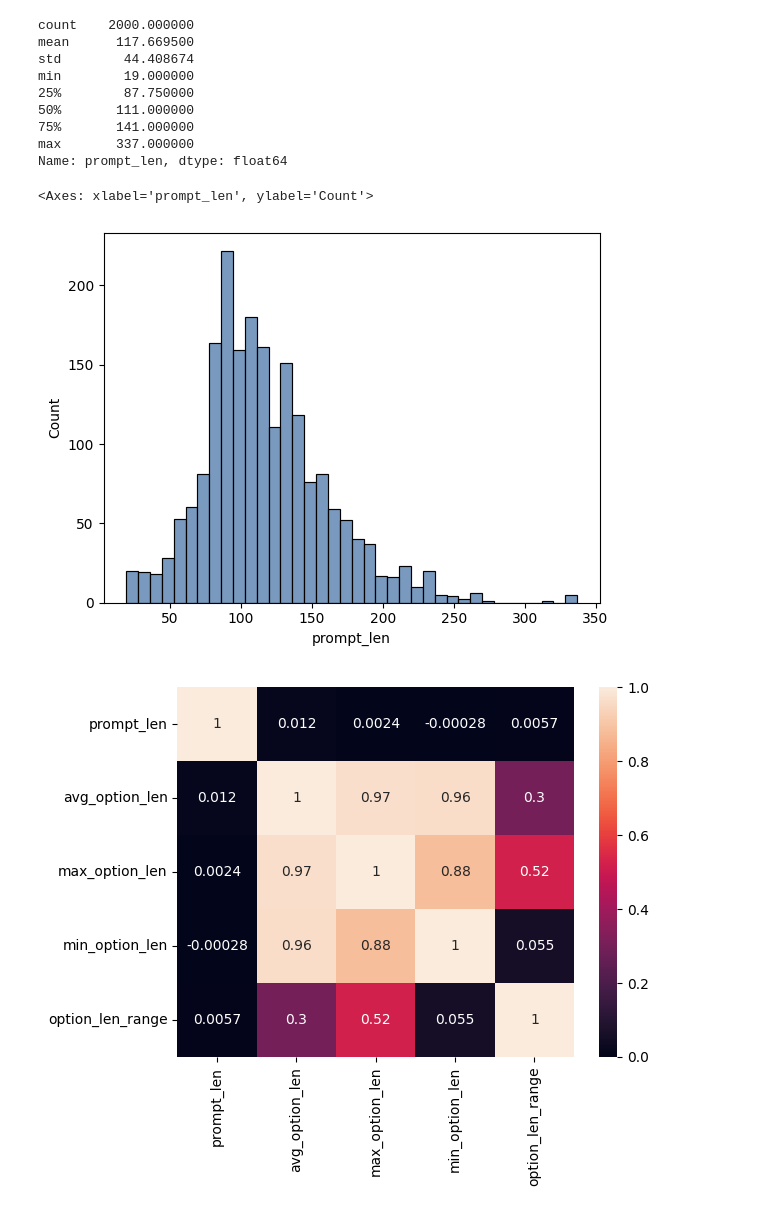
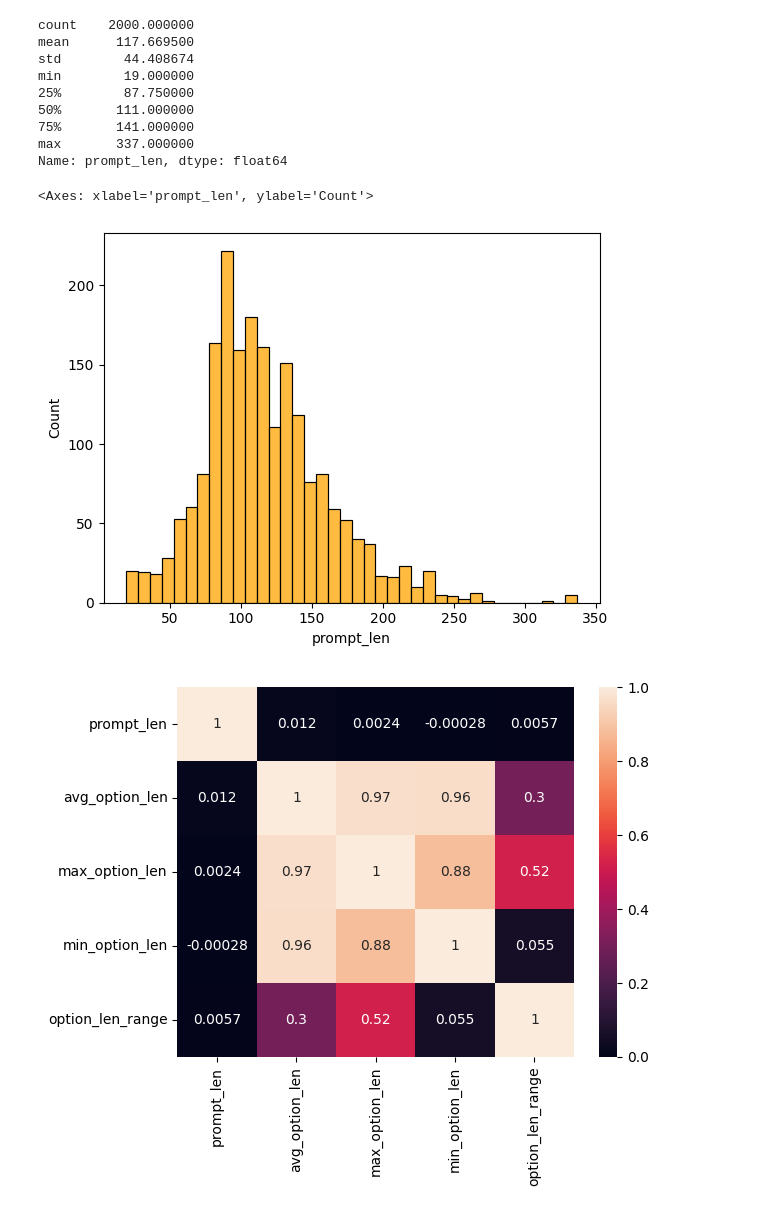
Before and after one commit to ChandraMohaniitm/dl-23f3001092-notebook-t22026, a Jupyter notebook: DL-23f3001092-notebook-t22026.ipynb, the cells around one changed output. Cells and saved outputs as stored; diff of their text form; code cells hidden in the pictures.

```diff
--- a/DL-23f3001092-notebook-t22026.ipynb
+++ b/DL-23f3001092-notebook-t22026.ipynb
@@ -239,10 +240,10 @@ min        19.000000
 max       337.000000
 Name: prompt_len, dtype: float64
 # %%
-sns.histplot(train_df["prompt_len"],color='#4C78A8')
+sns.histplot(train_df["prompt_len"],color='orange')
 # %% [output]
 <Axes: xlabel='prompt_len', ylabel='Count'>
-[figure, old version]
+[figure, new version]
 # %%
 from wordcloud import WordCloud
 # %%
```
Also changed, not shown: parts of 63 cells of this notebook.
